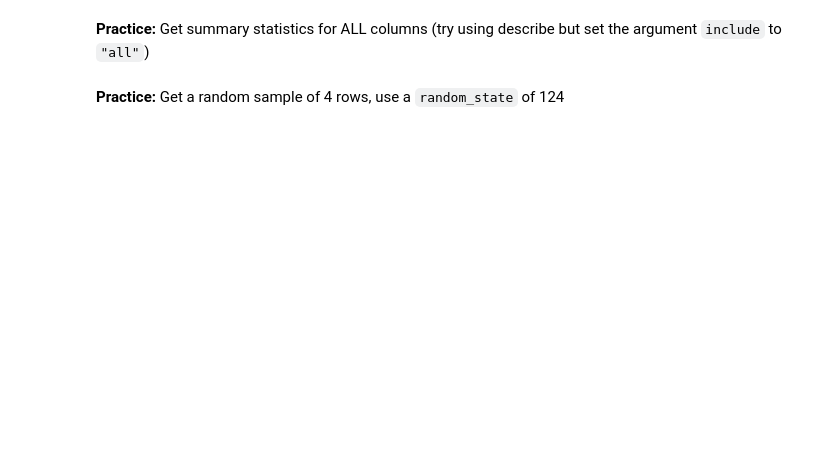
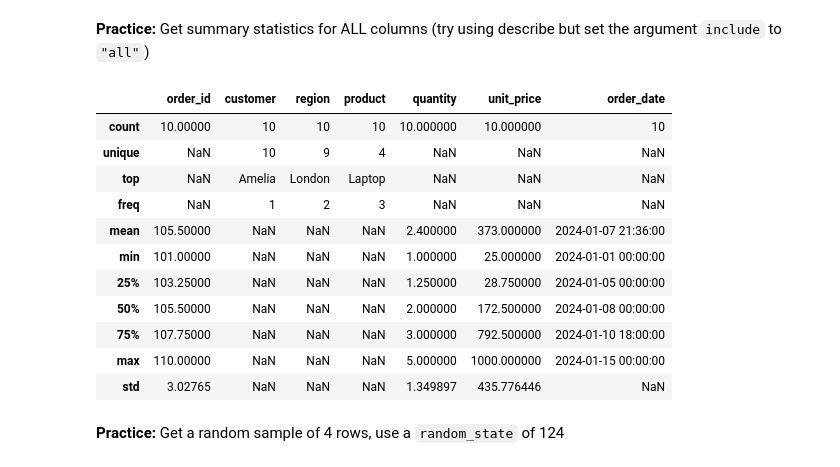
Before and after one commit to sari-3/ETL-pandas, a Jupyter notebook: 1_Pandas_Essentials_student.ipynb, the cells around one changed output. Saved outputs shown, nothing was run; the diff lists cells and outputs as text; code cells hidden in the pictures; blank space fills up the shorter version.

```diff
--- a/1_Pandas_Essentials_student.ipynb
+++ b/1_Pandas_Essentials_student.ipynb
@@ -111,7 +162,20 @@ Summary statistics for numeric columns
 # %% [markdown]
 **Practice:** Get summary statistics for ALL columns (try using describe but set the argument `include` to `"all"`)
 # %%
-# YOUR CODE HERE
+df.describe(include = "all")
+# %% [output]
+|  | order_id | customer | region | product | quantity | unit_price | order_date |
+| count | 10.00000 | 10 | 10 | 10 | 10.000000 | 10.000000 | 10 |
+| unique | NaN | 10 | 9 | 4 | NaN | NaN | NaN |
+| top | NaN | Amelia | London | Laptop | NaN | NaN | NaN |
+| freq | NaN | 1 | 2 | 3 | NaN | NaN | NaN |
+| mean | 105.50000 | NaN | NaN | NaN | 2.400000 | 373.000000 | 2024-01-07 21:36:00 |
+| min | 101.00000 | NaN | NaN | NaN | 1.000000 | 25.000000 | 2024-01-01 00:00:00 |
+| 25% | 103.25000 | NaN | NaN | NaN | 1.250000 | 28.750000 | 2024-01-05 00:00:00 |
+| 50% | 105.50000 | NaN | NaN | NaN | 2.000000 | 172.500000 | 2024-01-08 00:00:00 |
+| 75% | 107.75000 | NaN | NaN | NaN | 3.000000 | 792.500000 | 2024-01-10 18:00:00 |
+| max | 110.00000 | NaN | NaN | NaN | 5.000000 | 1000.000000 | 2024-01-15 00:00:00 |
+| std | 3.02765 | NaN | NaN | NaN | 1.349897 | 435.776446 | NaN |
 # %% [markdown]
 **Practice:** Get a random sample of 4 rows, use a `random_state` of 124
 # %%
```
Also changed, not shown: parts of 39 cells of this notebook, 4 other files.
